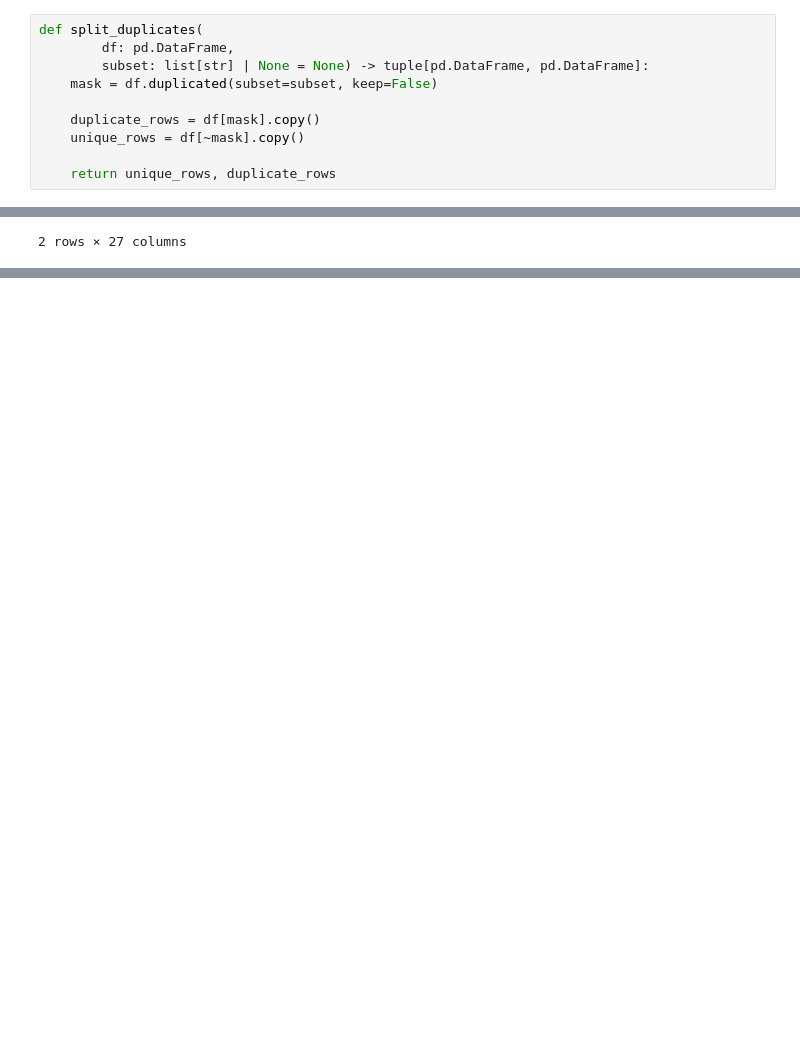
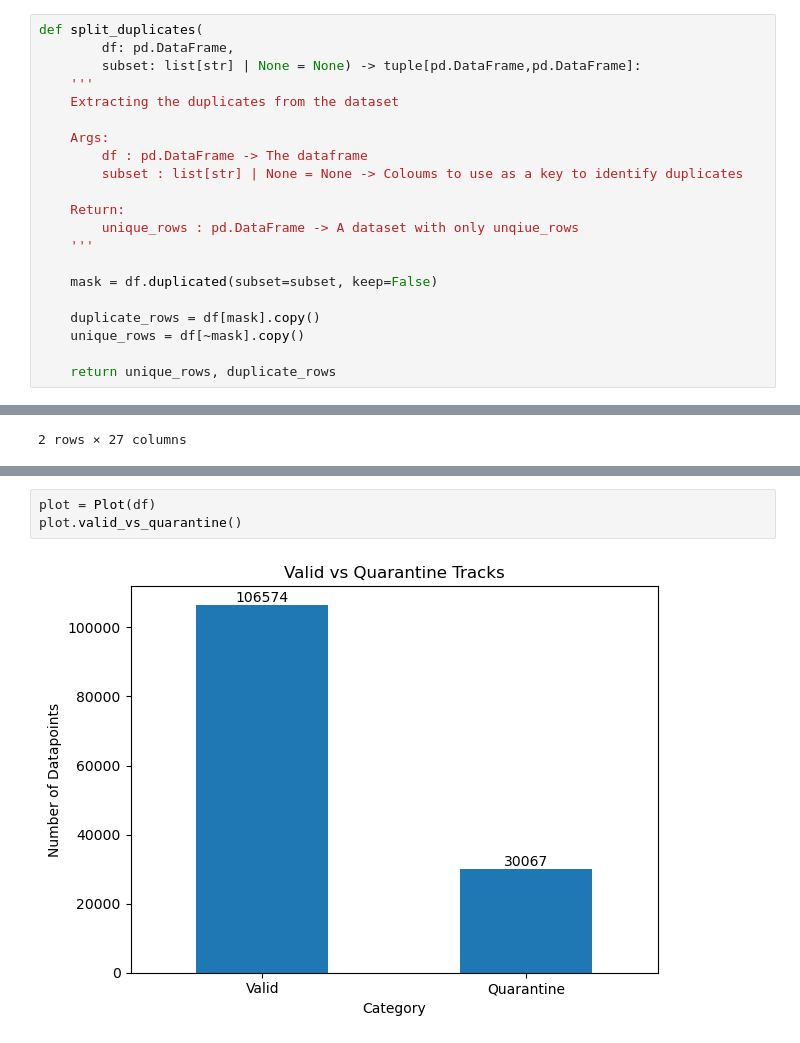
Before and after one commit to AquaJoseph/AuditoryChromaticTransformation, a Jupyter notebook: src/fma/data_anaysis.ipynb, the cells around one changed output, grey strips where cells are left out. Cells and saved outputs as stored; diff of their text form; blank space fills up the shorter version.

Commit message:
Added the plot class to graph

```diff
--- a/src/fma/data_anaysis.ipynb
+++ b/src/fma/data_anaysis.ipynb
@@ -45,7 +46,18 @@ def add_clean_track_id(
 # %%
 def split_duplicates(
         df: pd.DataFrame,
-        subset: list[str] | None = None) -> tuple[pd.DataFrame, pd.DataFrame]:
+        subset: list[str] | None = None) -> tuple[pd.DataFrame,pd.DataFrame]:
+    '''
+    Extracting the duplicates from the dataset
+
+    Args:
+        df : pd.DataFrame -> The dataframe
+        subset : list[str] | None = None -> Coloums to use as a key to identify duplicates
+
+    Return:
+        unique_rows : pd.DataFrame -> A dataset with only unqiue_rows
+    '''
+
     mask = df.duplicated(subset=subset, keep=False)
 
     duplicate_rows = df[mask].copy()
@@ -90,0 +159,5 @@ unique_rows[i:i+2]
+# %%
+plot = Plot(df)
+plot.valid_vs_quarantine()
+# %% [output]
+[figure, added]
```
Also changed, not shown: parts of 5 cells of this notebook.
